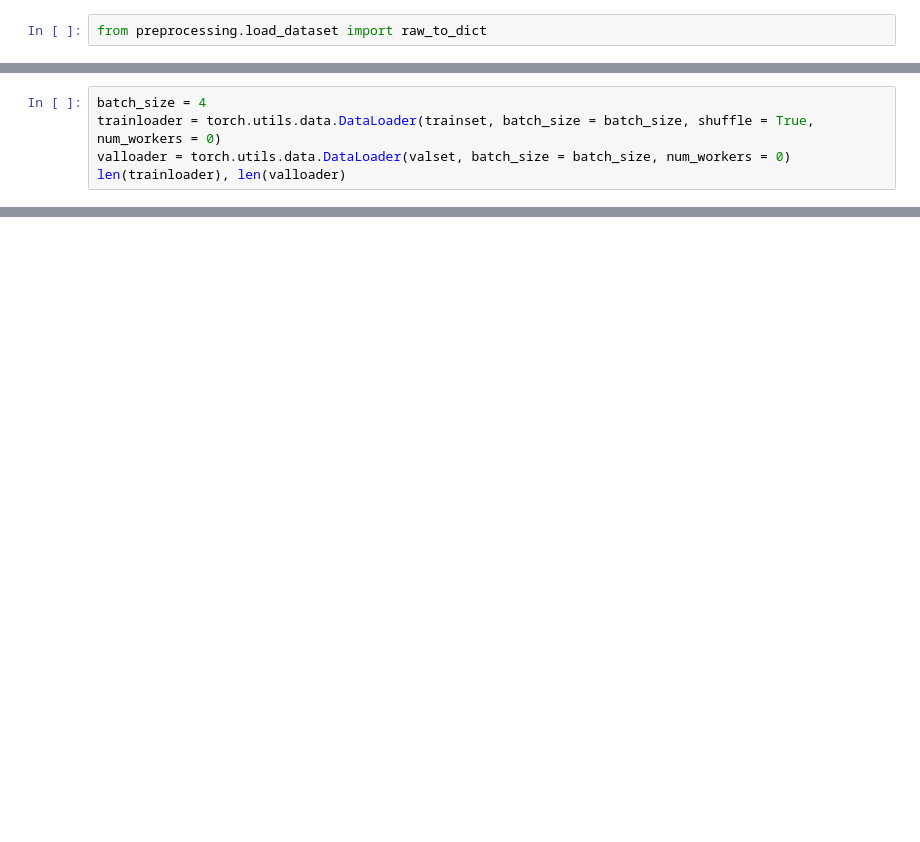
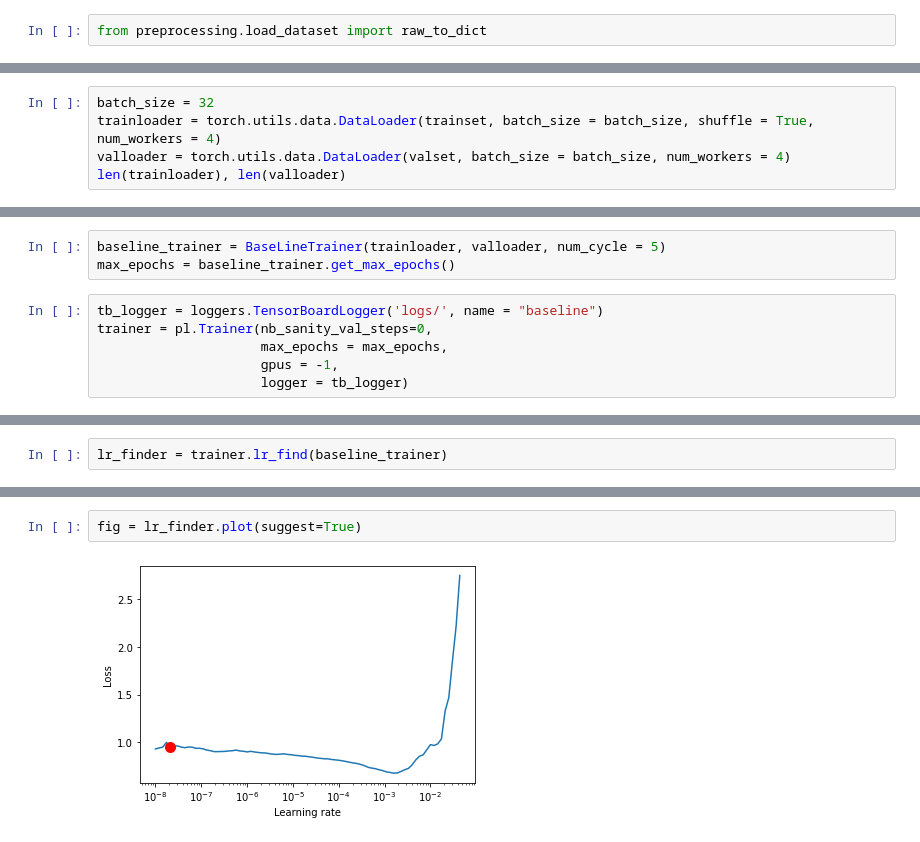
Before and after one commit to kientiet/ucla-cs168, a Jupyter notebook: experiment_nb.ipynb, the cells around one changed output, grey strips where cells are left out. Cells and saved outputs as stored; diff of their text form; blank space fills up the shorter version.

Commit message:
Run baseline experiment

```diff
--- a/experiment_nb.ipynb
+++ b/experiment_nb.ipynb
@@ -27,8 +48,8 @@ trainset, valset = raw_to_dict(data_mode = "small")
 
 >> Done!
 # %%
-batch_size = 4
-trainloader = torch.utils.data.DataLoader(trainset, batch_size = batch_size, shuffle = True, num_workers = 0)
-valloader = torch.utils.data.DataLoader(valset, batch_size = batch_size, num_workers = 0)
+batch_size = 32
+trainloader = torch.utils.data.DataLoader(trainset, batch_size = batch_size, shuffle = True, num_workers = 4)
+valloader = torch.utils.data.DataLoader(valset, batch_size = batch_size, num_workers = 4)
 len(trainloader), len(valloader)
 # %% [output]
@@ -61,0 +75,9 @@ INFO:lightning:GPU available: False, used: False
+# %%
+baseline_trainer = BaseLineTrainer(trainloader, valloader, num_cycle = 5)
+max_epochs = baseline_trainer.get_max_epochs()
+# %%
+tb_logger = loggers.TensorBoardLogger('logs/', name = "baseline")
+trainer = pl.Trainer(nb_sanity_val_steps=0,
+                     max_epochs = max_epochs,
+                     gpus = -1,
+                     logger = tb_logger)
@@ -61,0 +89,2 @@ INFO:lightning:GPU available: False, used: False
+# %%
+lr_finder = trainer.lr_find(baseline_trainer)
@@ -61,0 +109,4 @@ INFO:lightning:GPU available: False, used: False
+# %%
+fig = lr_finder.plot(suggest=True)
+# %% [output]
+[figure, added]
```
Also changed, not shown: parts of 23 cells of this notebook, 6 other files.
